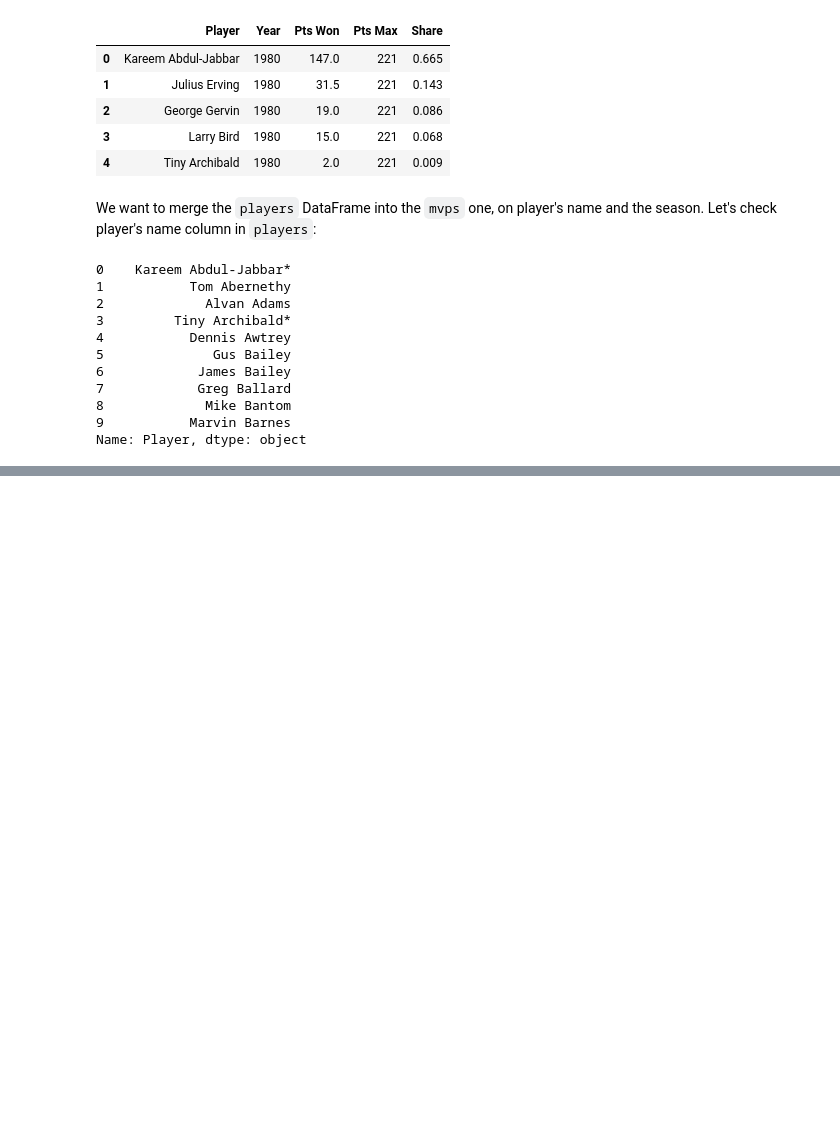
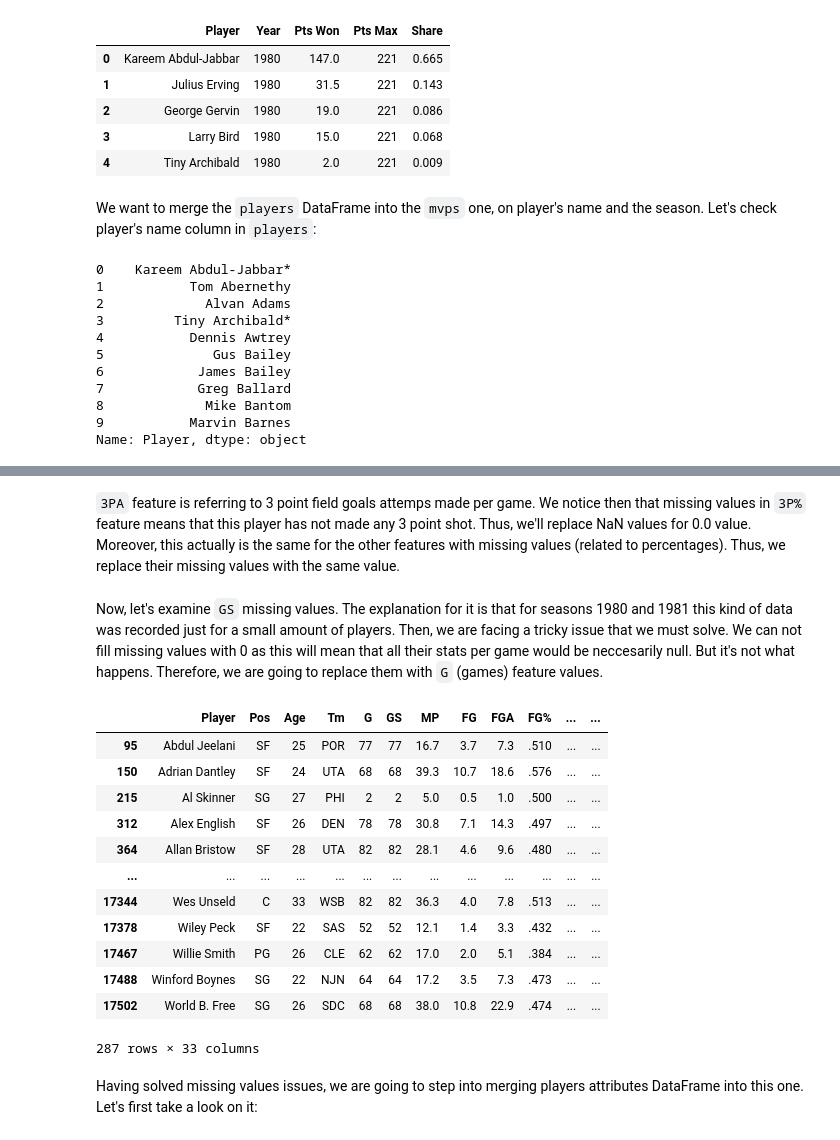
Before and after one commit to javigallego4/Predicting-NBA-MVP, a Jupyter notebook: Data Cleaning.ipynb, the cells around one changed output, grey strips where cells are left out. Saved outputs shown, nothing was run; the diff lists cells and outputs as text; code cells hidden in the pictures; blank space fills up the shorter version.

```diff
--- a/Data Cleaning.ipynb
+++ b/Data Cleaning.ipynb
@@ -387,0 +217,25 @@ stats.head()
+# %% [markdown]
+`3PA` feature is referring to 3 point field goals attemps made per game. We notice then that missing values in `3P%` feature means that this player has not made any 3 point shot. Thus, we'll replace NaN values for 0.0 value. Moreover, this actually is the same for the other features with missing values (related to percentages). Thus, we replace their missing values with the same value.
+# %%
+combined[['FG%', 'FT%', '2P%', '3P%','eFG%']] = combined[['FG%', 'FT%', '2P%', '3P%','eFG%']].fillna(0)
+# %% [markdown]
+Now, let's examine `GS` missing values. The explanation for it is that for seasons 1980 and 1981 this kind of data was recorded just for a small amount of players. Then, we are facing a tricky issue that we must solve. We can not fill missing values with 0 as this will mean that all their stats per game would be neccesarily null. But it's not what happens. Therefore, we are going to replace them with `G` (games) feature values.
+# %%
+combined['GS'] = combined['GS'].fillna(combined[combined['GS'].isnull() == True].loc[:,'G'])
+combined[combined.Year == 1980]
+# %% [output]
+|  | Player | Pos | Age | Tm | G | GS | MP | FG | FGA | FG% | ... | ... |
+| 95 | Abdul Jeelani | SF | 25 | POR | 77 | 77 | 16.7 | 3.7 | 7.3 | .510 | ... | ... |
+| 150 | Adrian Dantley | SF | 24 | UTA | 68 | 68 | 39.3 | 10.7 | 18.6 | .576 | ... | ... |
+| 215 | Al Skinner | SG | 27 | PHI | 2 | 2 | 5.0 | 0.5 | 1.0 | .500 | ... | ... |
+| 312 | Alex English | SF | 26 | DEN | 78 | 78 | 30.8 | 7.1 | 14.3 | .497 | ... | ... |
+| 364 | Allan Bristow | SF | 28 | UTA | 82 | 82 | 28.1 | 4.6 | 9.6 | .480 | ... | ... |
+| ... | ... | ... | ... | ... | ... | ... | ... | ... | ... | ... | ... | ... |
+| 17344 | Wes Unseld | C | 33 | WSB | 82 | 82 | 36.3 | 4.0 | 7.8 | .513 | ... | ... |
+| 17378 | Wiley Peck | SF | 22 | SAS | 52 | 52 | 12.1 | 1.4 | 3.3 | .432 | ... | ... |
+| 17467 | Willie Smith | PG | 26 | CLE | 62 | 62 | 17.0 | 2.0 | 5.1 | .384 | ... | ... |
+| 17488 | Winford Boynes | SG | 22 | NJN | 64 | 64 | 17.2 | 3.5 | 7.3 | .473 | ... | ... |
+| 17502 | World B. Free | SG | 26 | SDC | 68 | 68 | 38.0 | 10.8 | 22.9 | .474 | ... | ... |
+287 rows × 33 columns
+# %% [markdown]
+Having solved missing values issues, we are going to step into merging players attributes DataFrame into this one. Let's first take a look on it:
```
Also changed, not shown: parts of 88 cells of this notebook, 10 other files.
